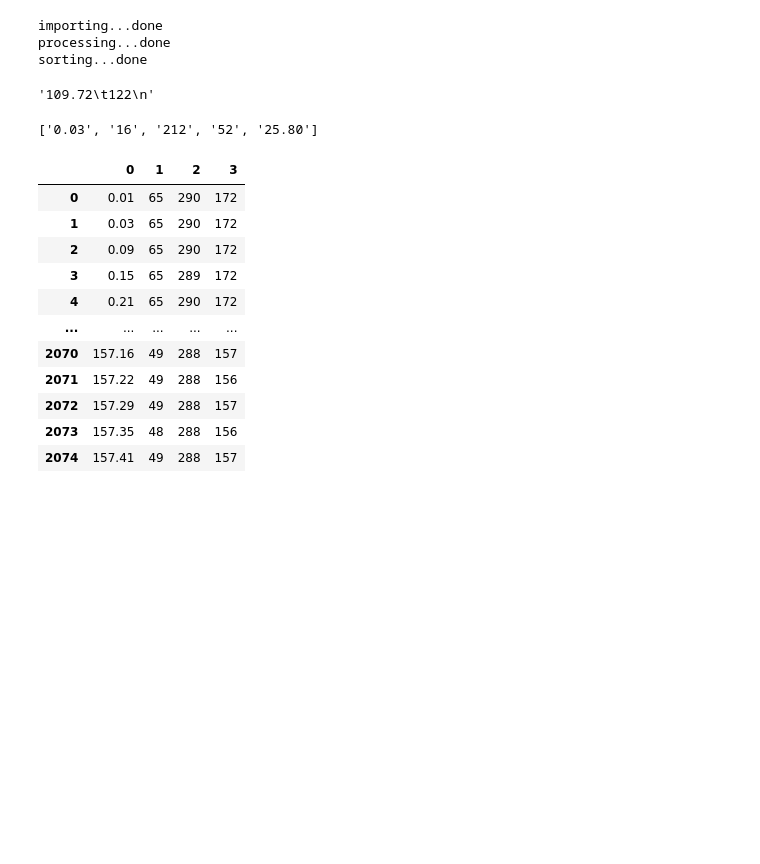
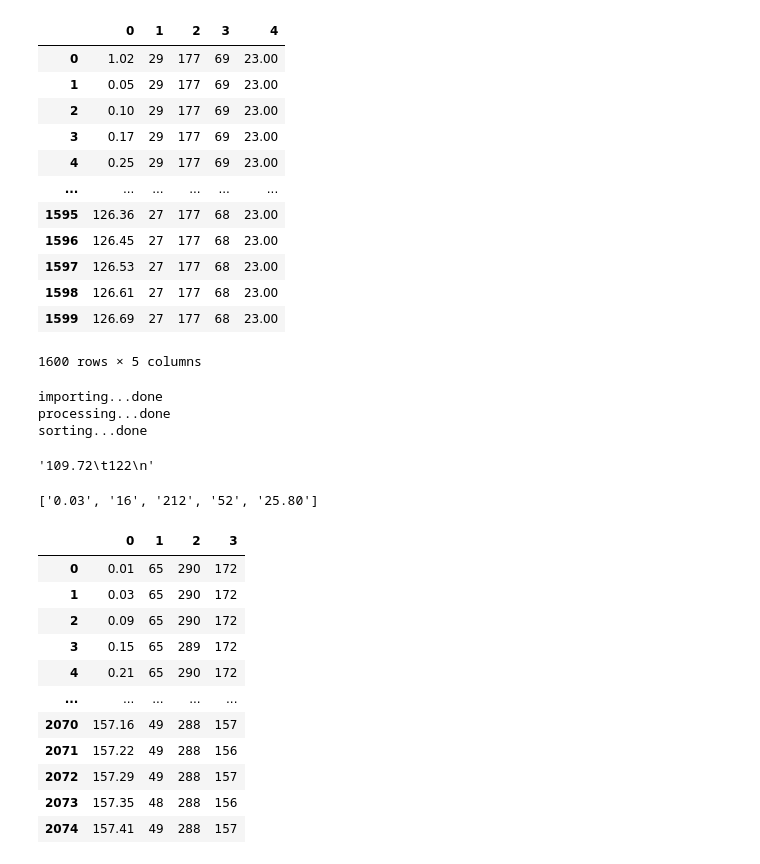
Before and after one commit to json-commits/TOM-MQ-Sensor-Data-Collection, a Jupyter notebook: 12-01-2023.ipynb, the cells around one changed output. Cells and saved outputs as stored; diff of their text form; code cells hidden in the pictures; blank space fills up the shorter version.

```diff
--- a/12-01-2023.ipynb
+++ b/12-01-2023.ipynb
@@ -8,7 +8,7 @@ master_df_c = pd.DataFrame()
 master_df_d = pd.DataFrame()
 
 # folder path
-dir_path = f'raw_data (12-09-2023) (1)/'
+dir_path = f'12-11-2023/txt files'
 
 # Iterate directory
 for path in os.listdir(dir_path):
@@ -80,11 +80,16 @@ for path in os.listdir(dir_path):
         print('done')
 
         print('\tlabeling columns...', end='')
-        # label columns
-        a.columns = ['time_A', 'A0', 'A1', 'A2', 'T_A']
-        b.columns = ['time_B', 'B0', 'B1', 'B2', 'T_B']
-        c.columns = ['time_C', 'C0', 'C1', 'C2', 'T_C']
-        d.columns = ['time_D', 'D0', 'D1', 'D2', 'T_D']
+        try:
+            # label columns
+            a.columns = ['time_A', 'A0', 'A1', 'A2', 'T_A']
+            b.columns = ['time_B', 'B0', 'B1', 'B2', 'T_B']
+            c.columns = ['time_C', 'C0', 'C1', 'C2', 'T_C']
+            d.columns = ['time_D', 'D0', 'D1', 'D2', 'T_D']
+
+        except ValueError:
+            print(f"ValueError on file {path}")
+            continue
 
         print('done')
 
@@ -123,3 +199,19 @@ importing aeration11_12-09-23.txt...done
+# %%
+a
+# %% [output]
+|  | 0 | 1 | 2 | 3 | 4 |
+| 0 | 1.02 | 29 | 177 | 69 | 23.00 |
+| 1 | 0.05 | 29 | 177 | 69 | 23.00 |
+| 2 | 0.10 | 29 | 177 | 69 | 23.00 |
+| 3 | 0.17 | 29 | 177 | 69 | 23.00 |
+| 4 | 0.25 | 29 | 177 | 69 | 23.00 |
+| ... | ... | ... | ... | ... | ... |
+| 1595 | 126.36 | 27 | 177 | 68 | 23.00 |
+| 1596 | 126.45 | 27 | 177 | 68 | 23.00 |
+| 1597 | 126.53 | 27 | 177 | 68 | 23.00 |
+| 1598 | 126.61 | 27 | 177 | 68 | 23.00 |
+| 1599 | 126.69 | 27 | 177 | 68 | 23.00 |
+1600 rows × 5 columns
 # %%
 import pandas as pd
 
```
Also changed, not shown: parts of 2 cells of this notebook, 56 other files.
